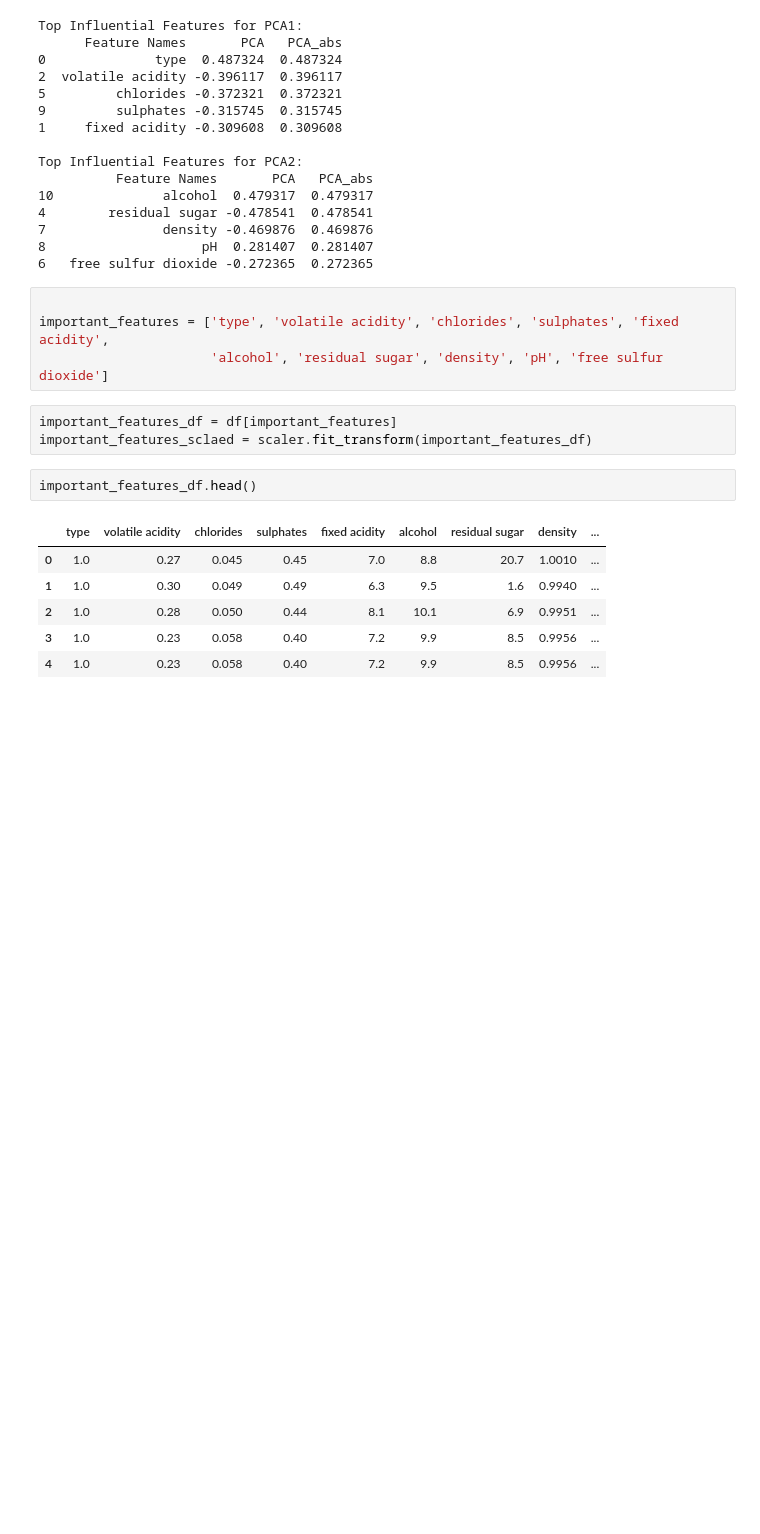
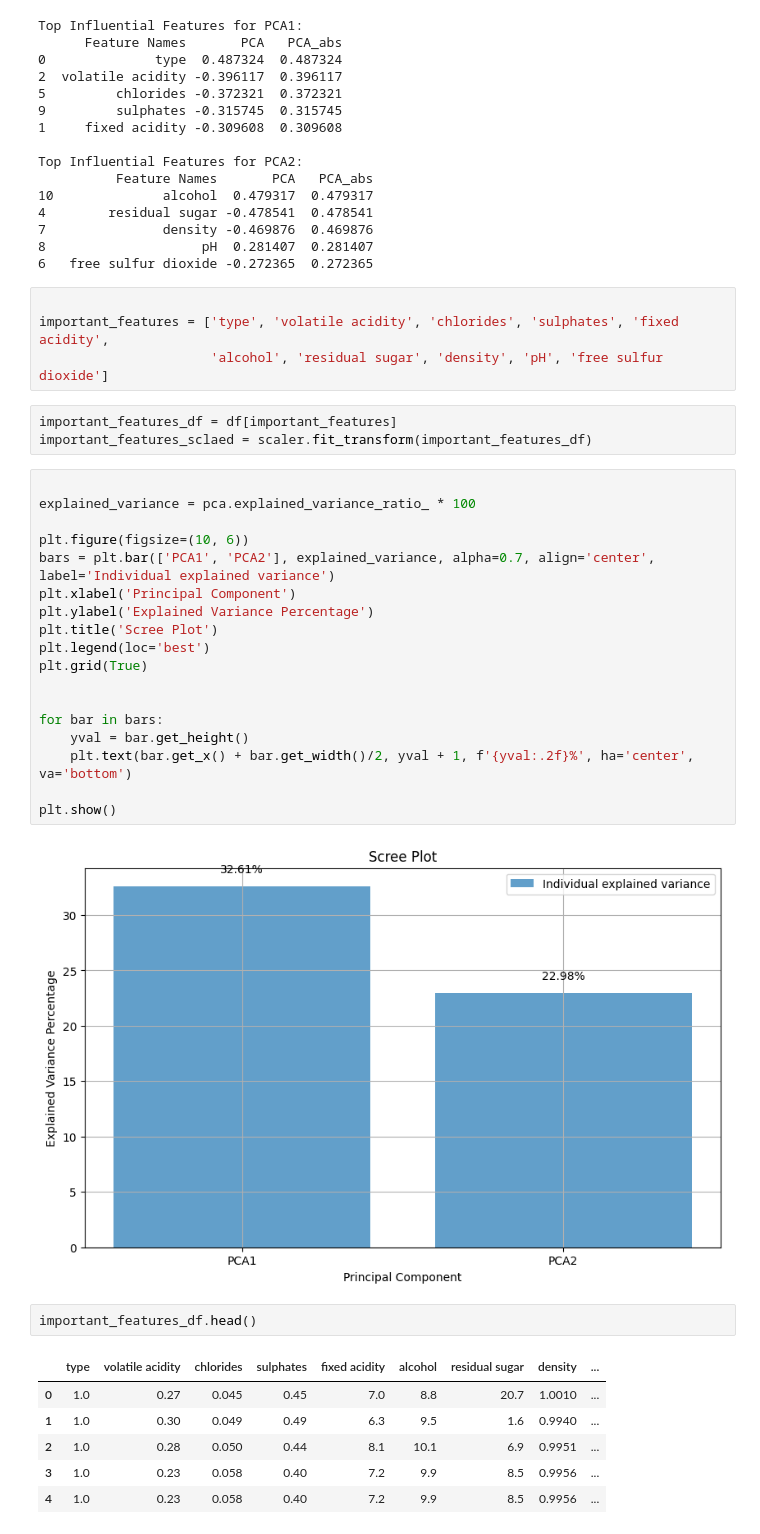
Before and after one commit to Dj-Jes/Mal-1-gathered, a Jupyter notebook: Assignment 7/Wine_quality_prediction.ipynb, the cells around one changed output. Saved outputs shown, nothing was run; the diff lists cells and outputs as text; blank space fills up the shorter version.

```diff
--- a/Assignment 7/Wine_quality_prediction.ipynb
+++ b/Assignment 7/Wine_quality_prediction.ipynb
@@ -440,6 +439,26 @@ important_features = ['type', 'volatile acidity', 'chlorides', 'sulphates', 'fix
 # %%
 important_features_df = df[important_features]
 important_features_sclaed = scaler.fit_transform(important_features_df)
+# %%
+
+explained_variance = pca.explained_variance_ratio_ * 100
+
+plt.figure(figsize=(10, 6))
+bars = plt.bar(['PCA1', 'PCA2'], explained_variance, alpha=0.7, align='center', label='Individual explained variance')
+plt.xlabel('Principal Component')
+plt.ylabel('Explained Variance Percentage')
+plt.title('Scree Plot')
+plt.legend(loc='best')
+plt.grid(True)
+
+
+for bar in bars:
+    yval = bar.get_height()
+    plt.text(bar.get_x() + bar.get_width()/2, yval + 1, f'{yval:.2f}%', ha='center', va='bottom')
+
+plt.show()
+# %% [output]
+[figure, added]
 # %%
 important_features_df.head()
 # %% [output]
```
Also changed, not shown: parts of 3 cells of this notebook, 1 other file.
